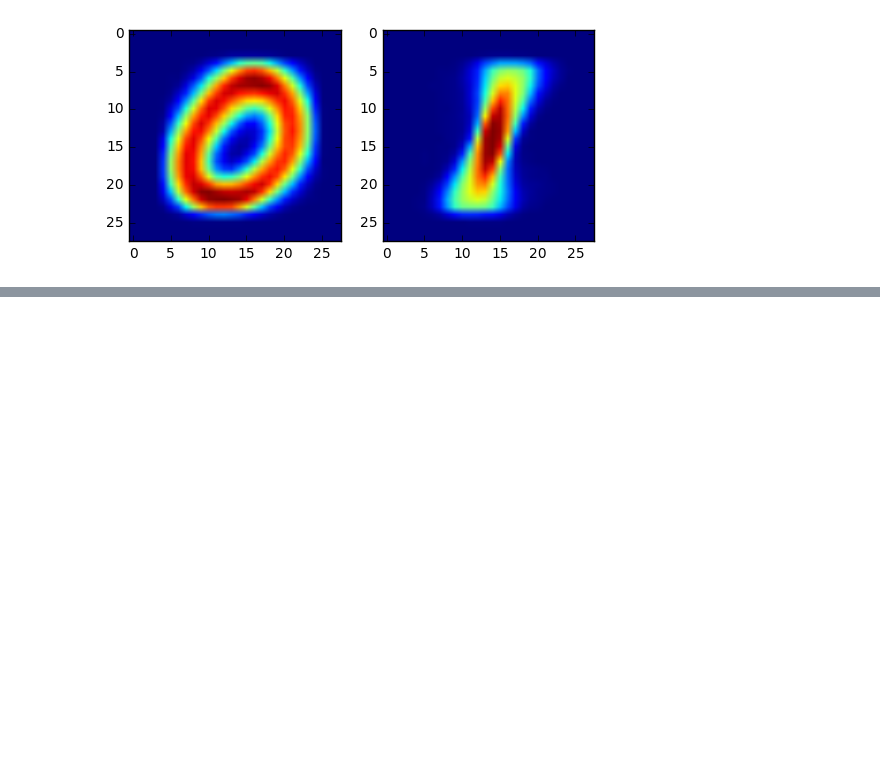
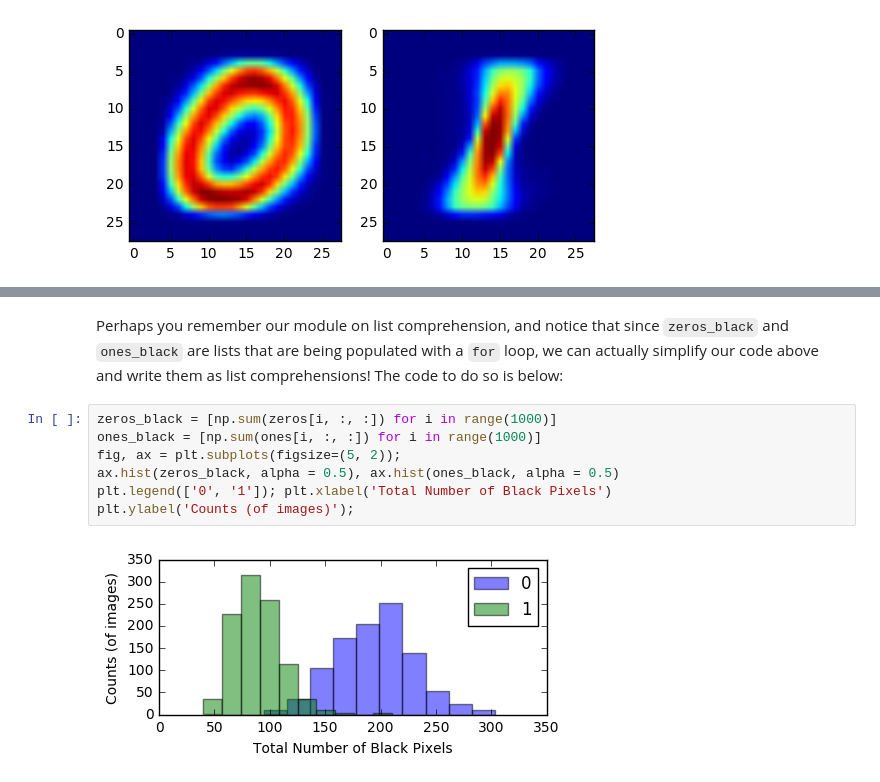
Before and after one commit to guojoanna/Scientific-Computing-in-Python-For-BMES, a Jupyter notebook: Image Processing.ipynb, the cells around one changed output, grey strips where cells are left out. Cells and saved outputs as stored; diff of their text form; blank space fills up the shorter version.

```diff
--- a/Image Processing.ipynb
+++ b/Image Processing.ipynb
@@ -57,0 +93,11 @@ np.nonzero(ztemp)
+# %% [markdown]
+Perhaps you remember our module on list comprehension, and notice that since `zeros_black` and `ones_black` are lists that are being populated with a `for` loop, we can actually simplify our code above and write them as list comprehensions! The code to do so is below:
+# %%
+zeros_black = [np.sum(zeros[i, :, :]) for i in range(1000)]
+ones_black = [np.sum(ones[i, :, :]) for i in range(1000)]
+fig, ax = plt.subplots(figsize=(5, 2));
+ax.hist(zeros_black, alpha = 0.5), ax.hist(ones_black, alpha = 0.5)
+plt.legend(['0', '1']); plt.xlabel('Total Number of Black Pixels')
+plt.ylabel('Counts (of images)');
+# %% [output]
+[figure, added]
```
Also changed, not shown: parts of 24 cells of this notebook.
